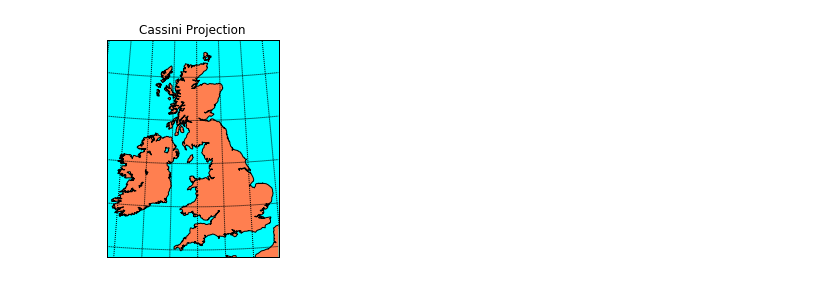
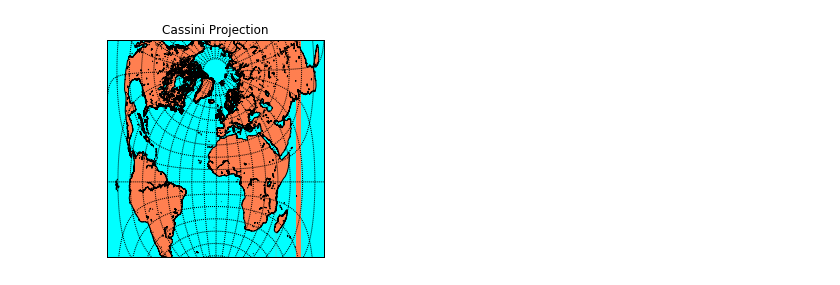
Before and after one commit to RogerioDoCarmo/Projecoes-Cartograficas, a Jupyter notebook: Cassini Projection.ipynb, the cells around one changed output. Saved outputs shown, nothing was run; the diff lists cells and outputs as text; code cells hidden in the pictures.

Commit message:
Initial projections on interest point OK

```diff
--- a/Cassini Projection.ipynb
+++ b/Cassini Projection.ipynb
@@ -11,25 +11,43 @@ import matplotlib.pyplot as plt
 # %%
 # llcrnrlat,llcrnrlon,urcrnrlat,urcrnrlon
 # are the lat/lon values of the lower left and upper right corners
 # of the map.
 # resolution = 'i' means use intermediate resolution coastlines.
 # lon_0, lat_0 are the central longitude and latitude of the projection.
-m = Basemap(llcrnrlon=-10.5,llcrnrlat=49.5,urcrnrlon=3.5,urcrnrlat=59.5,
-            resolution='i',projection='cass',lon_0=-4.36,lat_0=54.7)
+
+#m = Basemap(llcrnrlon=-10.5,llcrnrlat=49.5,urcrnrlon=3.5,urcrnrlat=59.5,
+            #resolution='i',projection='cass',lon_0=-4.36,lat_0=54.7)
+
+lon_0 = -10.79908; lat_0 = 27.04604
+
+width = 500000000;
+
+#m = Basemap(llcrnrlon=0.5,llcrnrlat=0.5,urcrnrlon=180,urcrnrlat=80.5,
+
+m = Basemap(width=width, height=width,
+            resolution='i',projection='cass',lon_0=lon_0,lat_0=lat_0)
+
 # can get the identical map this way (by specifying width and
 # height instead of lat/lon corners)
 #m = Basemap(width=891185,height=1115557,\
 #            resolution='i',projection='cass',lon_0=-4.36,lat_0=54.7)
 m.drawcoastlines()
 m.fillcontinents(color='coral',lake_color='aqua')
 # draw parallels and meridians.
-m.drawparallels(np.arange(-40,61.,2.))
-m.drawmeridians(np.arange(-20.,21.,2.))
+#m.drawparallels(np.arange(-65,-45,5))
+#m.drawmeridians(np.arange(25,27,5))
+
+#m.drawparallels(np.arange(20.,45.,5.))
+#m.drawmeridians(np.arange(-45.,45.,5.))
+
+m.drawparallels(np.arange(-80,80,10))
+m.drawmeridians(np.arange(-180,180,10))
+
 m.drawmapboundary(fill_color='aqua')
 # draw the title.
 plt.title('Cassini Projection')
 plt.draw()
 plt.savefig(desktop + '\\Cassini Projection.png', bbox_inches='tight')
 plt.show()
 # %% [output]
-[figure, old version]
+[figure, new version]
```
Also changed, not shown: 2 other files.
